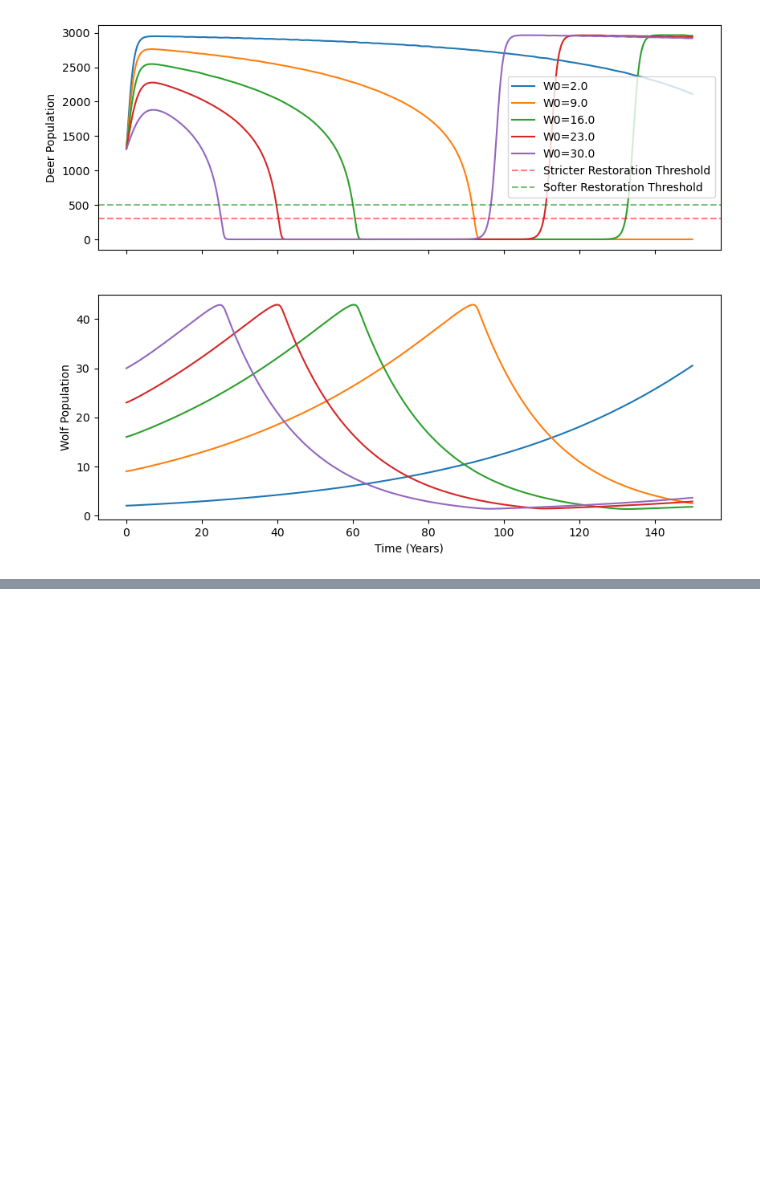
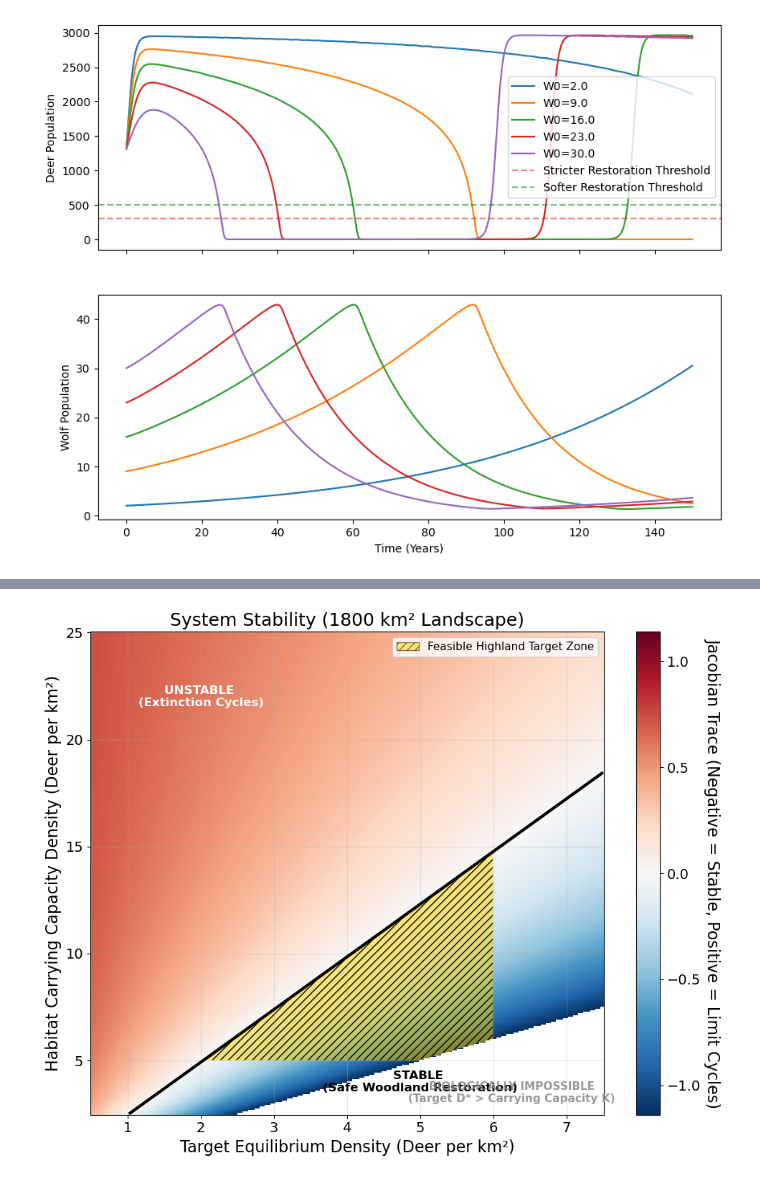
Before and after one commit to LukeRDuob/MDM3_wolf_reintroducution, a Jupyter notebook: ODE_experiments/ODE_simulation_holling.ipynb, the cells around one changed output, grey strips where cells are left out. Saved outputs shown, nothing was run; the diff lists cells and outputs as text; code cells hidden in the pictures; blank space fills up the shorter version.

```diff
--- a/ODE_experiments/ODE_simulation_holling.ipynb
+++ b/ODE_experiments/ODE_simulation_holling.ipynb
@@ -138,0 +225,94 @@ plt.show()
+# %%
+import numpy as np
+import matplotlib.pyplot as plt
+import matplotlib.patches as mpatches
+
+# ==========================================
+# --- SPATIAL SCALING LOGIC ---
+# ==========================================
+original_area = 200
+area_multiplier = 9
+new_area = original_area * area_multiplier  # 1800 km^2
+
+# --- Fixed Parameters ---
+r = 1.138
+h = 0.038
+d = 0.05
+
+# --- Parameter Sweeps (Absolute Numbers) ---
+D_star_vals = np.linspace(100 * area_multiplier, 1500 * area_multiplier, 300)
+K_vals = np.linspace(500 * area_multiplier, 5000 * area_multiplier, 300)
+
+D_grid, K_grid = np.meshgrid(D_star_vals, K_vals)
+
+# --- The Math ---
+e_grid = -18 / (18 * h * D_grid - D_grid)
+trace_grid = r * (1 - 2 * D_grid / K_grid) - (r * (1 - D_grid / K_grid)) / (1 + h * e_grid * D_grid)
+
+# Mask invalid biological data
+invalid_mask = D_grid >= K_grid
+trace_grid = np.ma.masked_where(invalid_mask, trace_grid)
+
+# ==========================================
+# --- CONVERT TO DENSITY FOR PLOTTING ---
+# ==========================================
+D_density_grid = D_grid / new_area
+K_density_grid = K_grid / new_area
+
+# --- Plotting the Heatmap ---
+plt.figure(figsize=(10, 8))
+
+bound = np.nanmax(np.abs(trace_grid))
+heatmap = plt.pcolormesh(D_density_grid, K_density_grid, trace_grid, cmap='RdBu_r', vmin=-bound, vmax=bound, shading='auto')
+
+# Draw the Bifurcation Boundary (Trace = 0)
+plt.contour(D_density_grid, K_density_grid, trace_grid, levels=[0], colors='black', linewidths=3)
+
+# ==========================================
+# --- HIGHLIGHT THE TARGET ZONE ---
+# ==========================================
+# 1. Define the boolean conditions
+in_x_bounds = (D_density_grid >= 2) & (D_density_grid <= 6)
+in_y_bounds = (K_density_grid >= 5) & (K_density_grid <= 15)
+under_black_line = (trace_grid < 0)  # Trace < 0 is the stable region below the curve
+
+# 2. Combine conditions
+target_zone = in_x_bounds & in_y_bounds & under_black_line
+
+# 3. Create a dummy grid to plot the highlight
+highlight_grid = np.zeros_like(trace_grid)
+highlight_grid[target_zone] = 1
+
+# 4. Plot the hatched overlay (only where highlight_grid == 1)
+plt.contourf(D_density_grid, K_density_grid, highlight_grid, levels=[0.5, 1.5],
+             colors=['gold'], alpha=0.5, hatches=['///'])
+
+# 5. Create a custom legend handle for the presentation
+highlight_patch = mpatches.Patch(facecolor='gold', alpha=0.5, hatch='///', edgecolor='black',
+                                 label='Feasible Highland Target Zone')
+plt.legend(handles=[highlight_patch], loc='upper right', fontsize=11)
+
+# ==========================================
+# --- Formatting & Text ---
+# ==========================================
+cbar = plt.colorbar(heatmap)
+cbar.set_label('Jacobian Trace (Negative = Stable, Positive = Limit Cycles)', rotation=270, labelpad=20)
+
+# Text Annotations
+plt.text(5, 4, "STABLE \n(Safe Woodland Restoration)", color='black',
+         fontsize=12, fontweight='bold', ha='center', va='center')
+
+plt.text(2, 22, "UNSTABLE \n(Extinction Cycles)", color='white',
+         fontsize=12, fontweight='bold', ha='center', va='center')
+
+plt.text(6.25, 3.5, "BIOLOGICALLY IMPOSSIBLE\n(Target D* > Carrying Capacity K)", color='gray',
+         fontsize=11, fontweight='bold', ha='center', va='center', alpha=0.8)
+
+plt.title(f"System Stability ({new_area} km² Landscape)")
+plt.xlabel("Target Equilibrium Density (Deer per km²)")
+plt.ylabel("Habitat Carrying Capacity Density (Deer per km²)")
+plt.grid(True, alpha=0.3)
+plt.tight_layout()
+plt.show()
+# %% [output]
+[figure, added]
```
Also changed, not shown: parts of 3 cells of this notebook.
